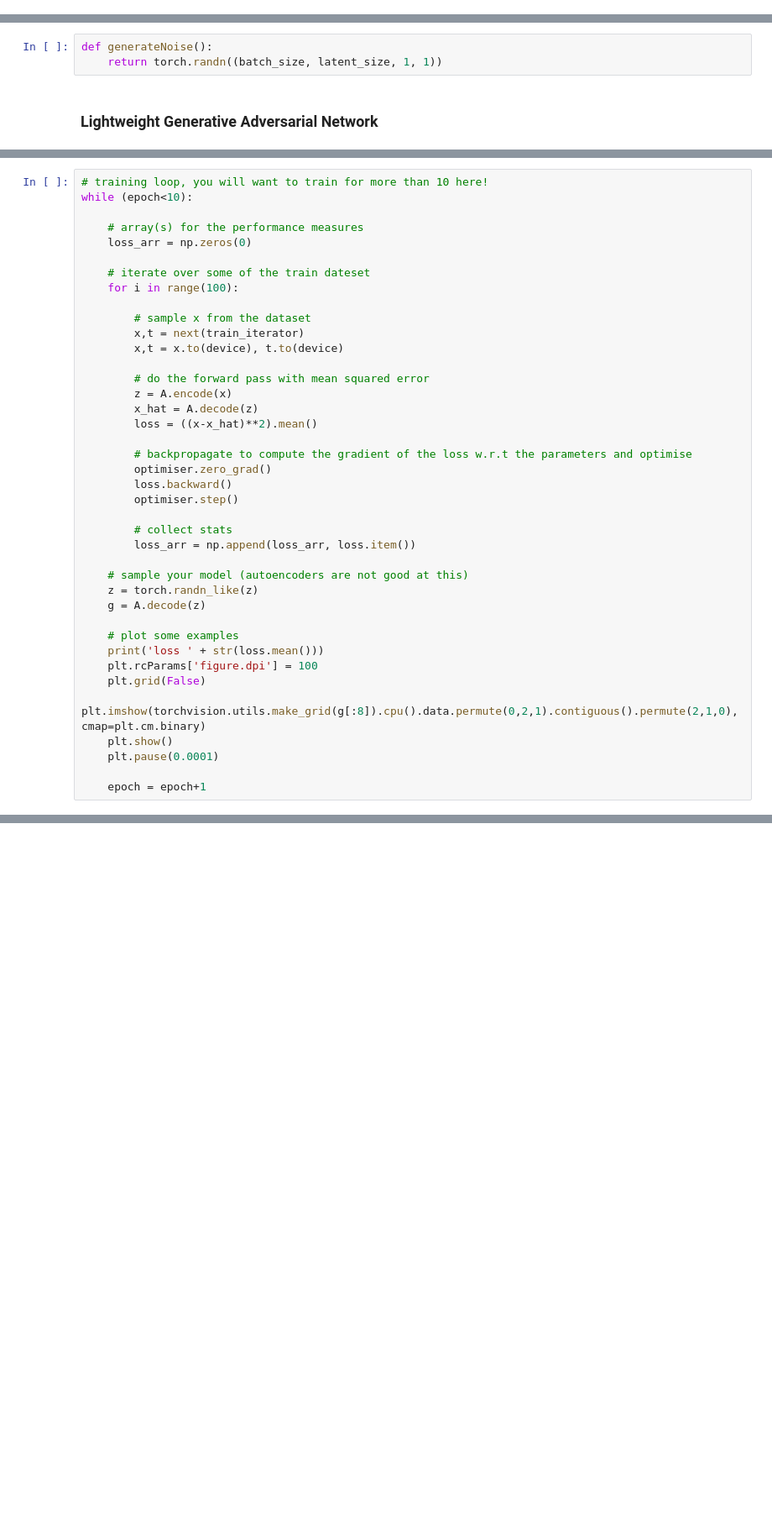
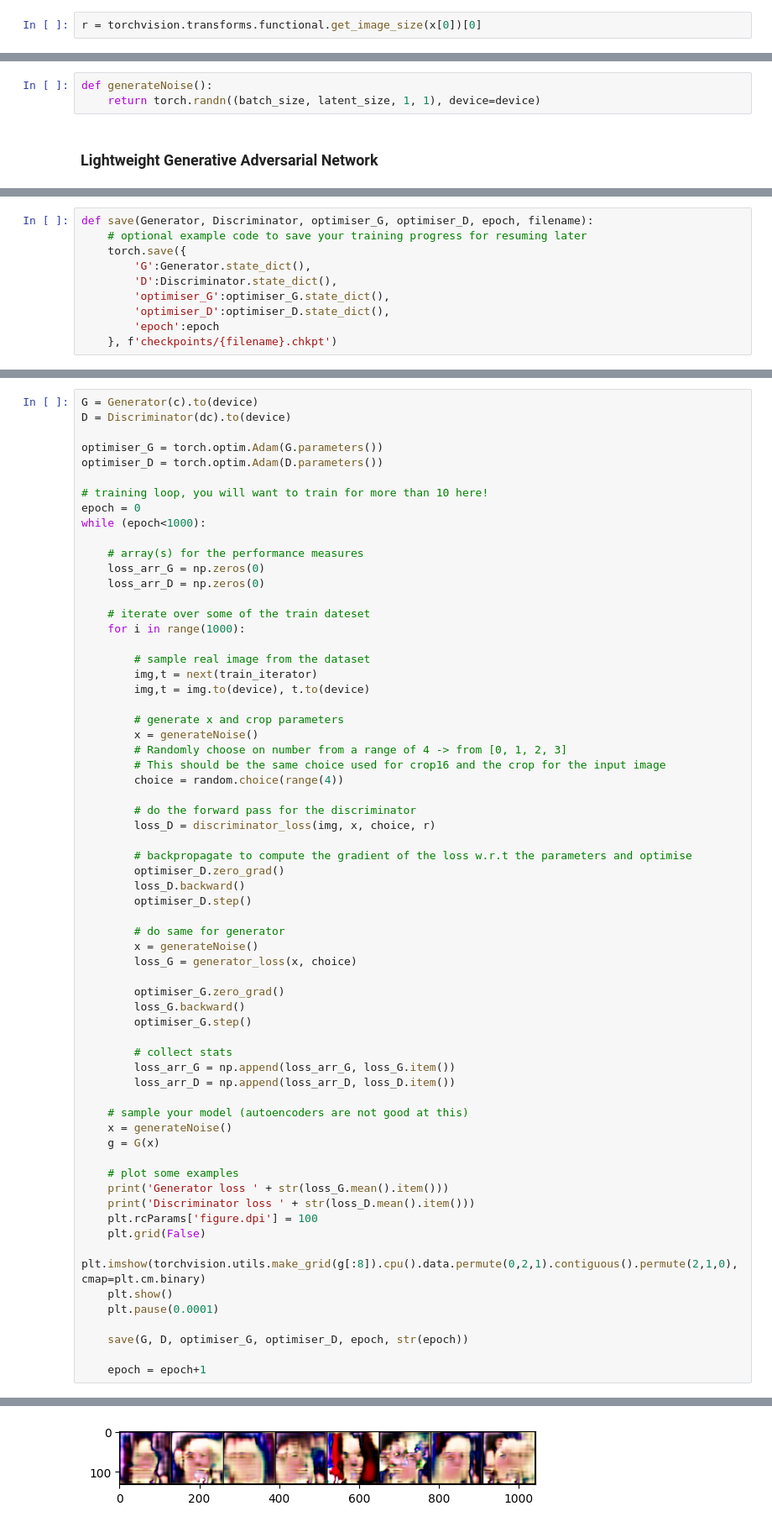
Before and after one commit to mingyeahh/Deep-Generative-Model, a Jupyter notebook: LightweightGAN.ipynb, the cells around one changed output, grey strips where cells are left out. Shown at 84% size. Drawn from its saved outputs; the diff is of its cells as text; blank space fills up the shorter version.

```diff
--- a/LightweightGAN.ipynb
+++ b/LightweightGAN.ipynb
@@ -64,8 +68,10 @@ plt.show()
+# %%
+r = torchvision.transforms.functional.get_image_size(x[0])[0]
 # %% [markdown]
 ### Noise Sampling
 # %%
 def generateNoise():
-    return torch.randn((batch_size, latent_size, 1, 1))
+    return torch.randn((batch_size, latent_size, 1, 1), device=device)
 # %% [markdown]
 ### Lightweight Generative Adversarial Network
 # %% [markdown]
@@ -382 +384,11 @@ class Discriminator(nn.Module):
+# %%
+def save(Generator, Discriminator, optimiser_G, optimiser_D, epoch, filename):
+    # optional example code to save your training progress for resuming later
+    torch.save({
+        'G':Generator.state_dict(),
+        'D':Discriminator.state_dict(),
+        'optimiser_G':optimiser_G.state_dict(),
+        'optimiser_D':optimiser_D.state_dict(),
+        'epoch':epoch
+    }, f'checkpoints/{filename}.chkpt')
 # %%
@@ -386,40 +402,65 @@ class LightweightGAN(nn.Module):
 # %%
+G = Generator(c).to(device)
+D = Discriminator(dc).to(device)
+
+optimiser_G = torch.optim.Adam(G.parameters())
+optimiser_D = torch.optim.Adam(D.parameters())
+
 # training loop, you will want to train for more than 10 here!
-while (epoch<10):
+epoch = 0
+while (epoch<1000):
 
     # array(s) for the performance measures
-    loss_arr = np.zeros(0)
+    loss_arr_G = np.zeros(0)
+    loss_arr_D = np.zeros(0)
 
     # iterate over some of the train dateset
-    for i in range(100):
+    for i in range(1000):
 
-        # sample x from the dataset
-        x,t = next(train_iterator)
-        x,t = x.to(device), t.to(device)
+        # sample real image from the dataset
+        img,t = next(train_iterator)
+        img,t = img.to(device), t.to(device)
 
-        # do the forward pass with mean squared error
-        z = A.encode(x)
-        x_hat = A.decode(z)
-        loss = ((x-x_hat)**2).mean()
+        # generate x and crop parameters
+        x = generateNoise()
+        # Randomly choose on number from a range of 4 -> from [0, 1, 2, 3]
+        # This should be the same choice used for crop16 and the crop for the input image
+        choice = random.choice(range(4))
+
+        # do the forward pass for the discriminator
+        loss_D = discriminator_loss(img, x, choice, r)
 
         # backpropagate to compute the gradient of the loss w.r.t the parameters and optimise
-        optimiser.zero_grad()
-        loss.backward()
-        optimiser.step()
+        optimiser_D.zero_grad()
+        loss_D.backward()
+        optimiser_D.step()
+
+        # do same for generator
+        x = generateNoise()
+        loss_G = generator_loss(x, choice)
+
+        optimiser_G.zero_grad()
+        loss_G.backward()
+        optimiser_G.step()
 
         # collect stats
-        loss_arr = np.append(loss_arr, loss.item())
+        loss_arr_G = np.append(loss_arr_G, loss_G.item())
+        loss_arr_D = np.append(loss_arr_D, loss_D.item())
 
     # sample your model (autoencoders are not good at this)
-    z = torch.randn_like(z)
-    g = A.decode(z)
+    x = generateNoise()
+    g = G(x)
 
     # plot some examples
-    print('loss ' + str(loss.mean()))
+    print('Generator loss ' + str(loss_G.mean().item()))
+    print('Discriminator loss ' + str(loss_D.mean().item()))
     plt.rcParams['figure.dpi'] = 100
     plt.grid(False)
     plt.imshow(torchvision.utils.make_grid(g[:8]).cpu().data.permute(0,2,1).contiguous().permute(2,1,0), cmap=plt.cm.binary)
     plt.show()
     plt.pause(0.0001)
 
+    save(G, D, optimiser_G, optimiser_D, epoch, str(epoch))
+
     epoch = epoch+1
+# %% [output]
@@ -425,0 +470 @@ while (epoch<10):
+[figure, added]
```
Also changed, not shown: parts of 11 cells of this notebook, 1 other file.
